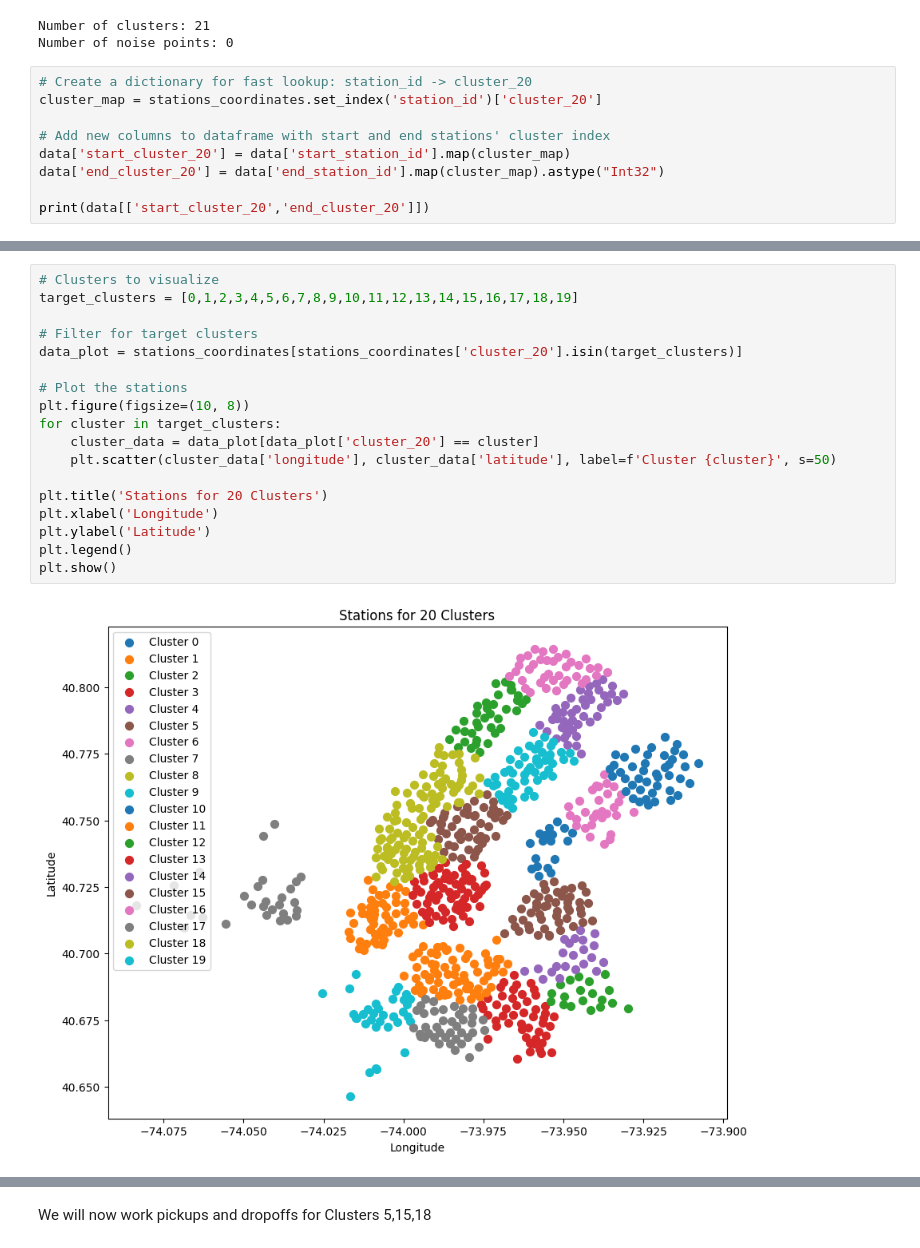
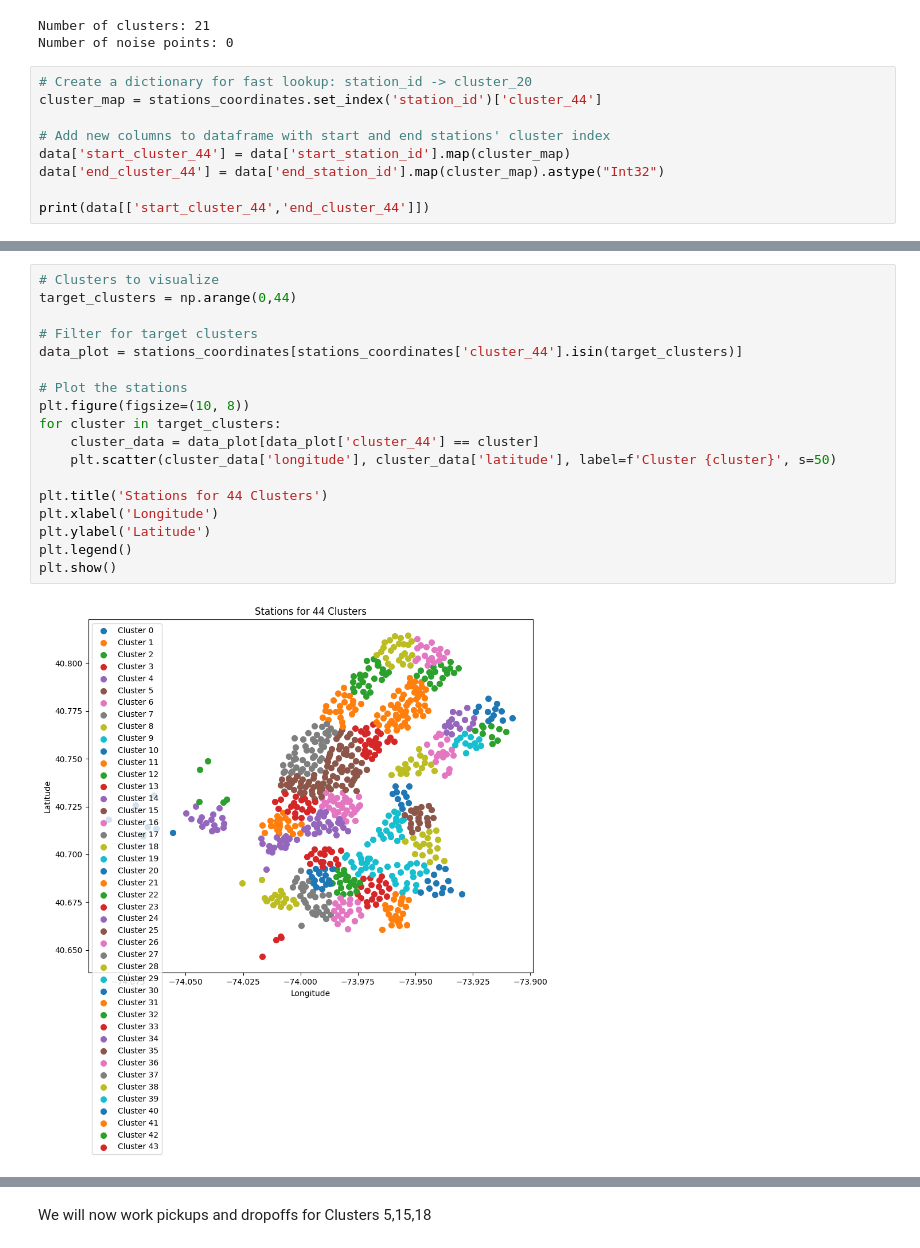
Before and after one commit to Andrejj23/city-bike, a Jupyter notebook: Vasilis/clustering.ipynb, the cells around one changed output, grey strips where cells are left out. Cells and saved outputs as stored; diff of their text form.

```diff
--- a/Vasilis/clustering.ipynb
+++ b/Vasilis/clustering.ipynb
@@ -116,11 +119,11 @@ Number of clusters: 21
 Number of noise points: 0
 # %%
 # Create a dictionary for fast lookup: station_id -> cluster_20
-cluster_map = stations_coordinates.set_index('station_id')['cluster_20']
+cluster_map = stations_coordinates.set_index('station_id')['cluster_44']
 
 # Add new columns to dataframe with start and end stations' cluster index
-data['start_cluster_20'] = data['start_station_id'].map(cluster_map)
-data['end_cluster_20'] = data['end_station_id'].map(cluster_map).astype("Int32")
+data['start_cluster_44'] = data['start_station_id'].map(cluster_map)
+data['end_cluster_44'] = data['end_station_id'].map(cluster_map).astype("Int32")
 
-print(data[['start_cluster_20','end_cluster_20']])
+print(data[['start_cluster_44','end_cluster_44']])
 # %% [output]
@@ -140,24 +143,24 @@ print(data[['start_cluster_20','end_cluster_20']])
 [17545761 rows x 2 columns]
 # %%
 # Clusters to visualize
-target_clusters = [0,1,2,3,4,5,6,7,8,9,10,11,12,13,14,15,16,17,18,19]
+target_clusters = np.arange(0,44)
 
 # Filter for target clusters
-data_plot = stations_coordinates[stations_coordinates['cluster_20'].isin(target_clusters)]
+data_plot = stations_coordinates[stations_coordinates['cluster_44'].isin(target_clusters)]
 
 # Plot the stations
 plt.figure(figsize=(10, 8))
 for cluster in target_clusters:
-    cluster_data = data_plot[data_plot['cluster_20'] == cluster]
+    cluster_data = data_plot[data_plot['cluster_44'] == cluster]
     plt.scatter(cluster_data['longitude'], cluster_data['latitude'], label=f'Cluster {cluster}', s=50)
 
-plt.title('Stations for 20 Clusters')
+plt.title('Stations for 44 Clusters')
 plt.xlabel('Longitude')
 plt.ylabel('Latitude')
 plt.legend()
 plt.show()
 # %% [output]
-[figure, old version]
+[figure, new version]
 # %%
 import folium
 import matplotlib.cm as cm
```
Also changed, not shown: parts of 3 cells of this notebook, 3 other files.
